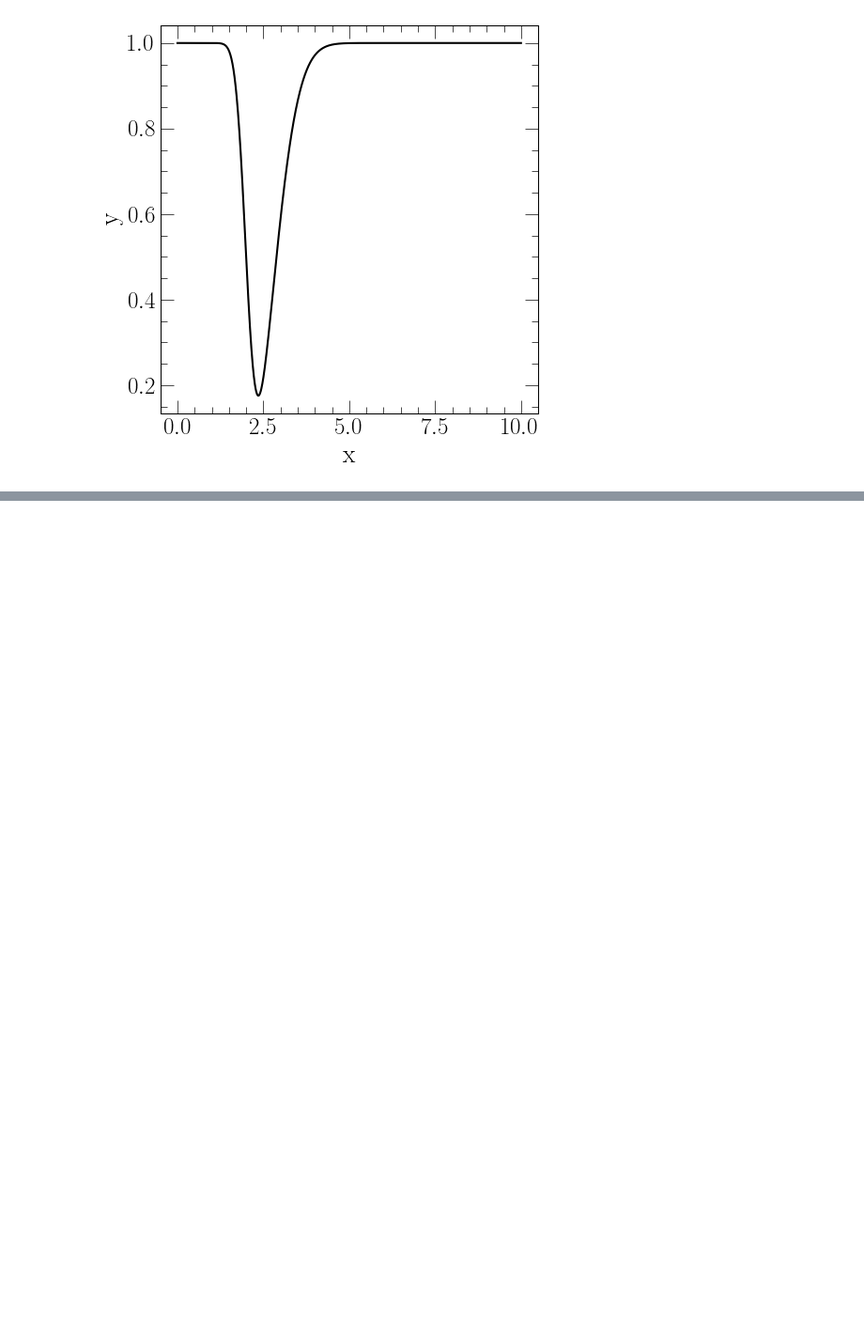
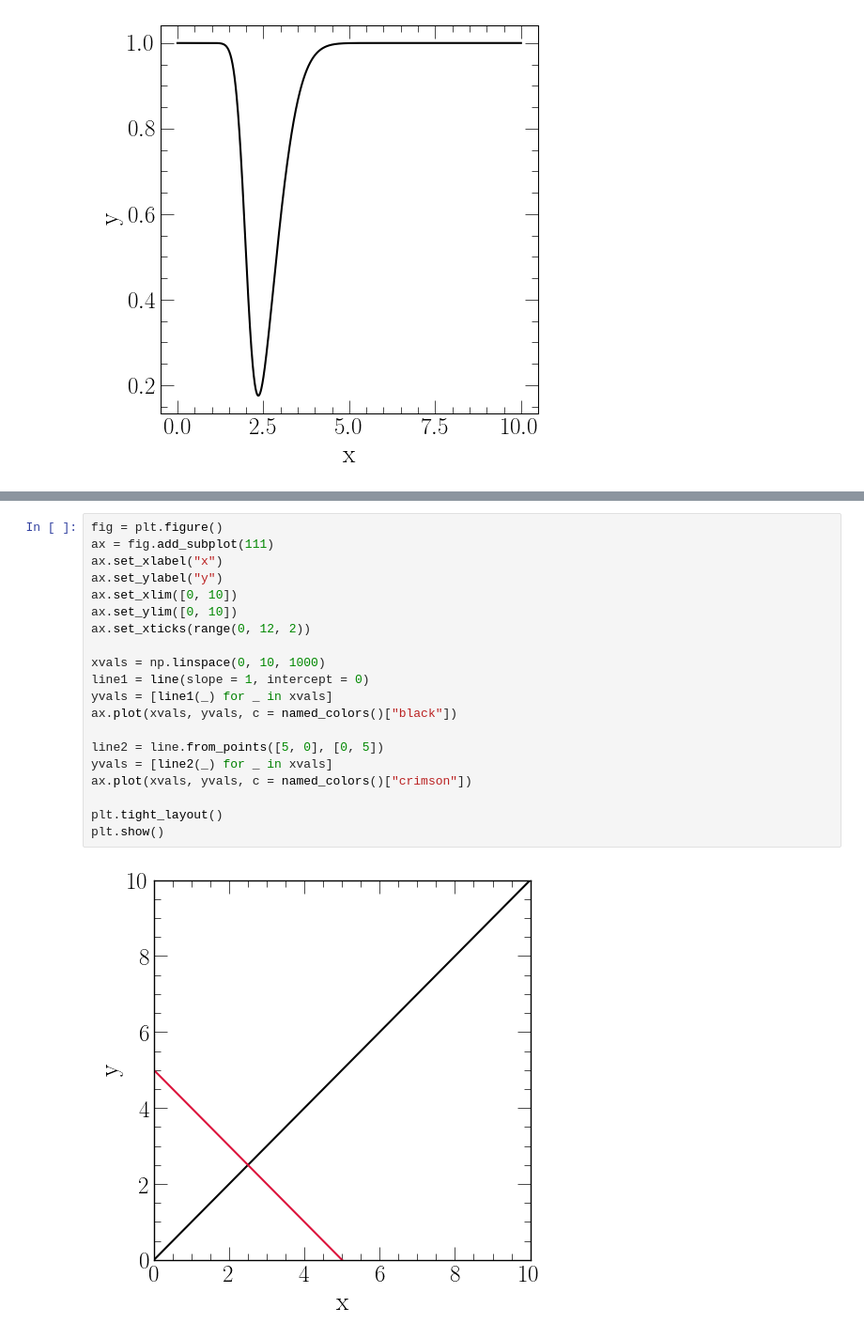
Before and after one commit to giganano/bimodality, a Jupyter notebook: notebooks/clumpy_bursts_contd.ipynb, the cells around one changed output, grey strips where cells are left out. Shown at 94% size. Saved outputs shown, nothing was run; the diff lists cells and outputs as text; blank space fills up the shorter version.

```diff
--- a/notebooks/clumpy_bursts_contd.ipynb
+++ b/notebooks/clumpy_bursts_contd.ipynb
@@ -684,0 +735,22 @@ plt.show()
+# %%
+fig = plt.figure()
+ax = fig.add_subplot(111)
+ax.set_xlabel("x")
+ax.set_ylabel("y")
+ax.set_xlim([0, 10])
+ax.set_ylim([0, 10])
+ax.set_xticks(range(0, 12, 2))
+
+xvals = np.linspace(0, 10, 1000)
+line1 = line(slope = 1, intercept = 0)
+yvals = [line1(_) for _ in xvals]
+ax.plot(xvals, yvals, c = named_colors()["black"])
+
+line2 = line.from_points([5, 0], [0, 5])
+yvals = [line2(_) for _ in xvals]
+ax.plot(xvals, yvals, c = named_colors()["crimson"])
+
+plt.tight_layout()
+plt.show()
+# %% [output]
+[figure, added]
```
Also changed, not shown: parts of 2 cells of this notebook, 3 other files.
